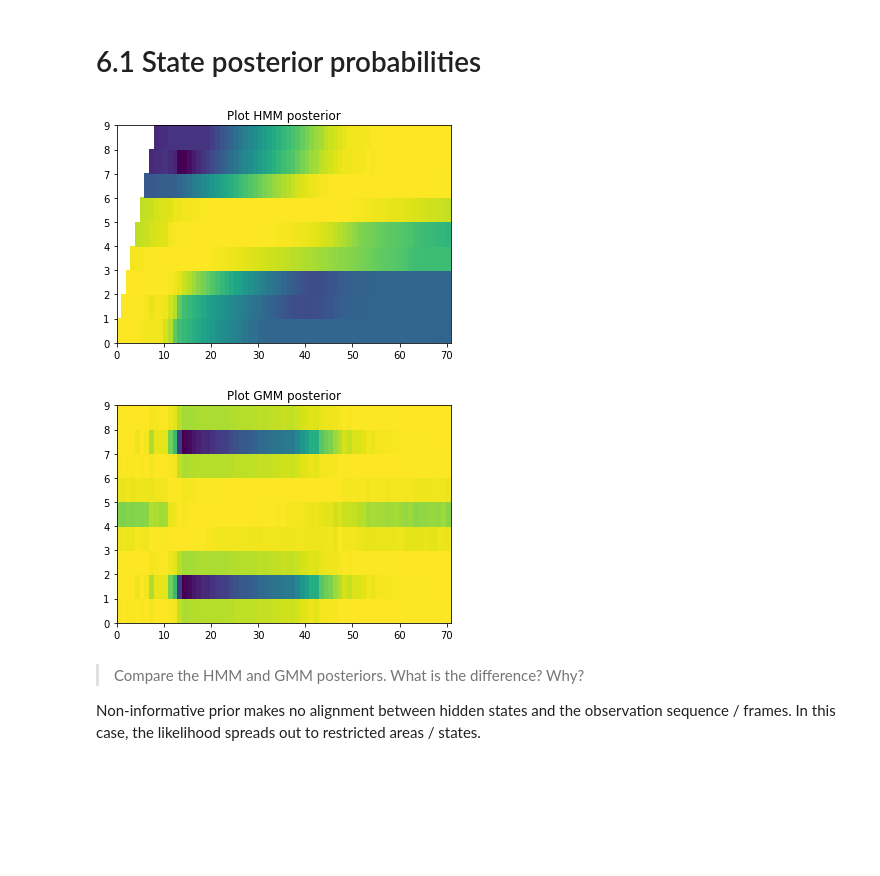
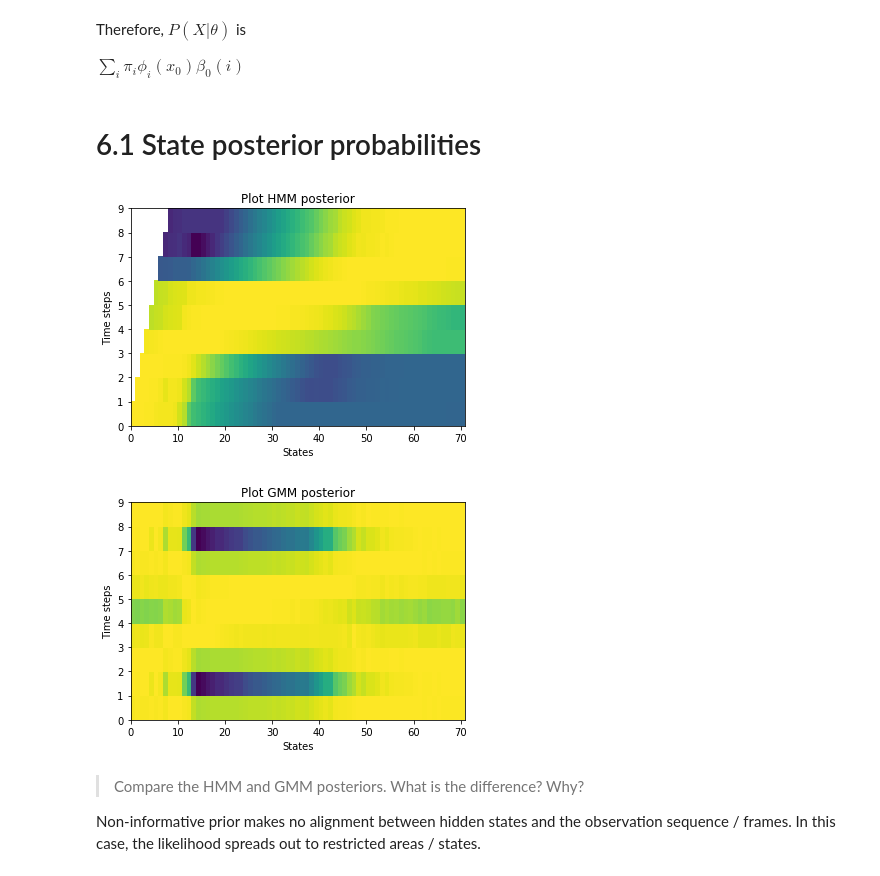
Before and after one commit to chris4540/DT2119, a Jupyter notebook: lab2/Presentation.ipynb, the cells around one changed output. Saved outputs shown, nothing was run; the diff lists cells and outputs as text; code cells hidden in the pictures; blank space fills up the shorter version.

```diff
--- a/lab2/Presentation.ipynb
+++ b/lab2/Presentation.ipynb
@@ -4,3 +51,7 @@ import matplotlib.pyplot as plt
+# %% [markdown]
+Therefore, $P(X|\theta)$ is
+
+$\sum_{i} \pi_i \phi_i(x_0) \beta_0(i)$
 # %% [markdown]
 # 6.1 State posterior probabilities
 # %%
@@ -8,15 +59,19 @@ import matplotlib.pyplot as plt
 # %%
 plt.pcolormesh(log_gamma.T)
 plt.title("Plot HMM posterior")
+plt.ylabel('Time steps')
+plt.xlabel('States')
 plt.show()
 # %% [output]
-[figure, old version]
+[figure, new version]
 # %%
 plt.pcolormesh(log_gamma_gmm.T)
 plt.title("Plot GMM posterior")
+plt.ylabel('Time steps')
+plt.xlabel('States')
 plt.show()
 # %% [output]
-[figure, old version]
+[figure, new version]
 # %% [markdown]
 >Compare the HMM and GMM posteriors. What is the difference? Why?
 
```
Also changed, not shown: parts of 10 cells of this notebook, 3 other files.
